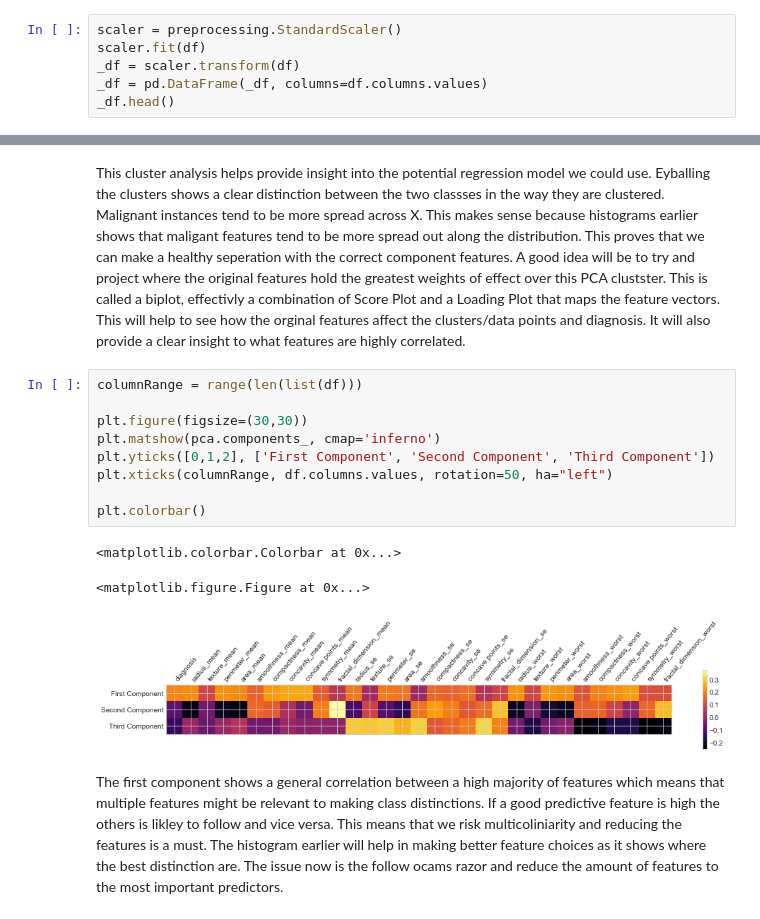
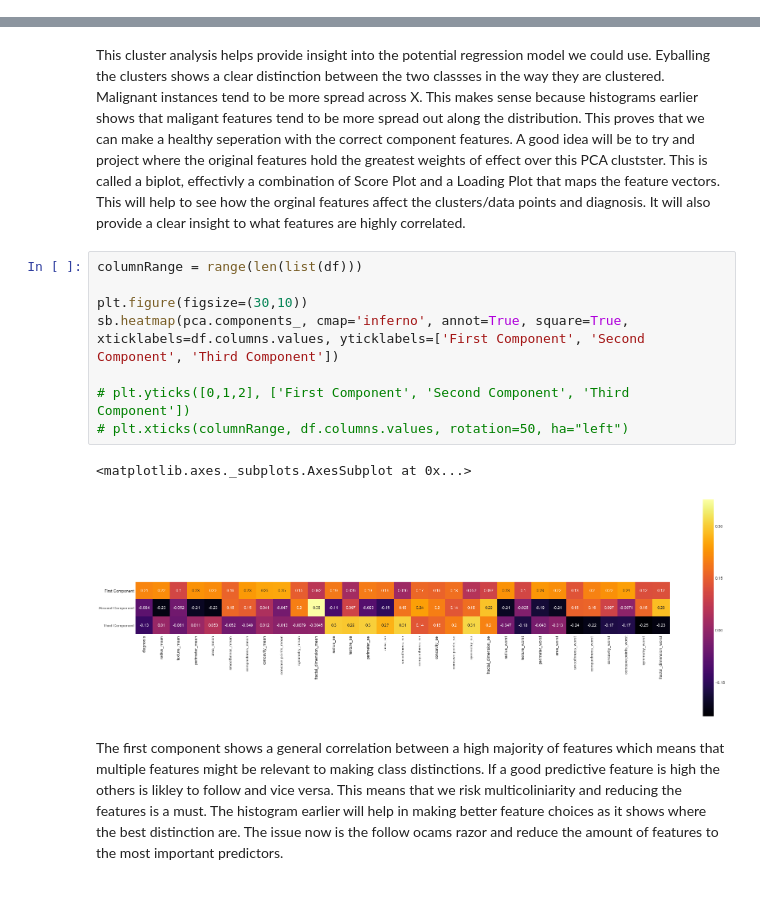
Before and after one commit to BenjaminIsaac0111/Cancer-Prediction-Model, a Jupyter notebook: Cancer Prediction.ipynb, the cells around one changed output, grey strips where cells are left out. Saved outputs shown, nothing was run; the diff lists cells and outputs as text.

```diff
--- a/Cancer Prediction.ipynb
+++ b/Cancer Prediction.ipynb
@@ -113,9 +113,3 @@ print(maligantRate.round(2), '% Positive within this dataset.')
 [figure]
 # %% [markdown]
 Because the majority the datasets column holds continous float values, I suspect that there might be unit varience(diffrent meaning being the numbers). Next I will normalize/scale the data using a the standard scaler object.
-# %%
-scaler = preprocessing.StandardScaler()
-scaler.fit(df)
-_df = scaler.transform(df)
-_df = pd.DataFrame(_df, columns=df.columns.values)
-_df.head()
@@ -266,16 +261,14 @@ This cluster analysis helps provide insight into the potential regression model
 # %%
 columnRange = range(len(list(df)))
 
-plt.figure(figsize=(30,30))
-plt.matshow(pca.components_, cmap='inferno')
-plt.yticks([0,1,2], ['First Component', 'Second Component', 'Third Component'])
-plt.xticks(columnRange, df.columns.values, rotation=50, ha="left")
+plt.figure(figsize=(30,10))
+sb.heatmap(pca.components_, cmap='inferno', annot=True, square=True, xticklabels=df.columns.values, yticklabels=['First Component', 'Second Component', 'Third Component'])
 
-plt.colorbar()
+# plt.yticks([0,1,2], ['First Component', 'Second Component', 'Third Component'])
+# plt.xticks(columnRange, df.columns.values, rotation=50, ha="left")
 # %% [output]
-<matplotlib.colorbar.Colorbar at 0x...>
+<matplotlib.axes._subplots.AxesSubplot at 0x...>
-<matplotlib.figure.Figure at 0x...>
-[figure, old version]
+[figure, new version]
 # %% [markdown]
 The first component shows a general correlation between a high majority of features which means that multiple features might be relevant to making class distinctions. If a good predictive feature is high the others is likley to follow and vice versa. This means that we risk multicoliniarity and reducing the features is a must. The histogram earlier will help in making better feature choices as it shows where the best distinction are. The issue now is the follow ocams razor and reduce the amount of features to the most important predictors.
 # %%
```
Also changed, not shown: parts of 6 cells of this notebook.
